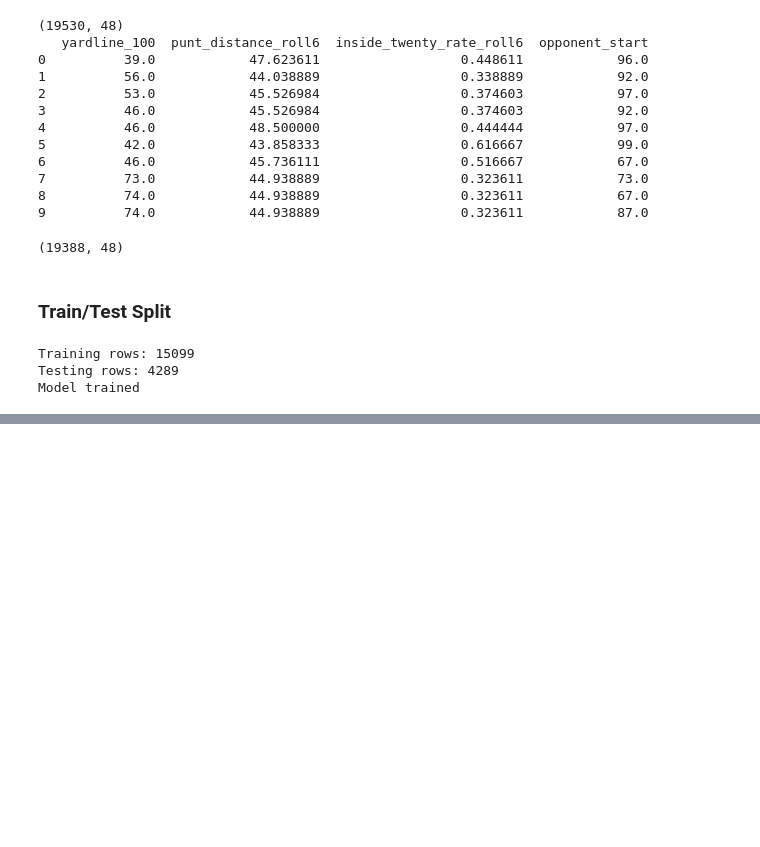
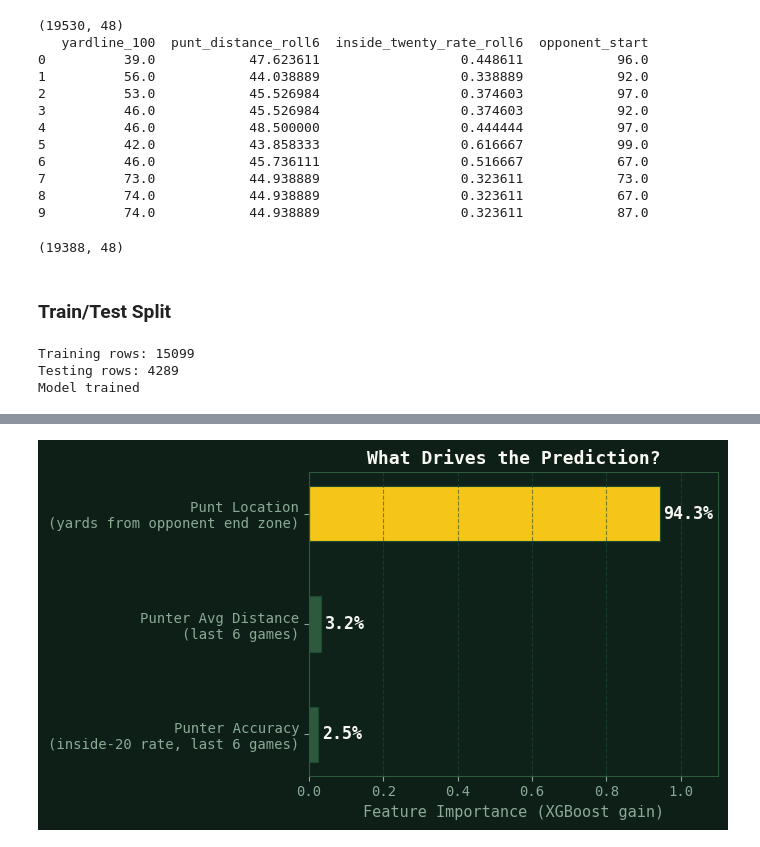
Before and after one commit to Bruin-Sports-Analytics/nfl-ot-4th-down-model, a Jupyter notebook: notebooks/punt_outcome_model.ipynb, the cells around one changed output, grey strips where cells are left out. Saved outputs shown, nothing was run; the diff lists cells and outputs as text; code cells hidden in the pictures; blank space fills up the shorter version.

```diff
--- a/notebooks/punt_outcome_model.ipynb
+++ b/notebooks/punt_outcome_model.ipynb
@@ -207,0 +312,32 @@ Model saved
+# %%
+# PLOT 3: Feature importance
+fig, ax = plt.subplots(figsize=(7, 4))
+
+feat_imp = sorted(zip(features, importance), key=lambda x: x[1])
+names = [f[0] for f in feat_imp]
+scores = [f[1] for f in feat_imp]
+
+# Friendly labels
+friendly = {
+    "yardline_100": "Punt Location\n(yards from opponent end zone)",
+    "punt_distance_roll6": "Punter Avg Distance\n(last 6 games)",
+    "inside_twenty_rate_roll6": "Punter Accuracy\n(inside-20 rate, last 6 games)"
+}
+display_names = [friendly.get(n, n) for n in names]
+bar_colors = [GOLD if s == max(scores) else "#2d5a3d" for s in scores]
+
+bars = ax.barh(display_names, scores, color=bar_colors, edgecolor="#1e4a2e", linewidth=0.8, height=0.5)
+for bar, val in zip(bars, scores):
+    ax.text(val + 0.01, bar.get_y() + bar.get_height() / 2,
+            f"{val:.1%}", va="center", ha="left", fontsize=12, fontweight="bold")
+
+ax.set_xlabel("Feature Importance (XGBoost gain)", fontsize=11)
+ax.set_title("What Drives the Prediction?", fontsize=13, fontweight="bold")
+ax.set_xlim(0, 1.1)
+ax.grid(True, axis="x")
+
+plt.tight_layout()
+plt.savefig("punt_feature_importance.png", dpi=200, bbox_inches="tight")
+plt.show()
+# %% [output]
+[figure, added]
```
Also changed, not shown: parts of 5 cells of this notebook.
